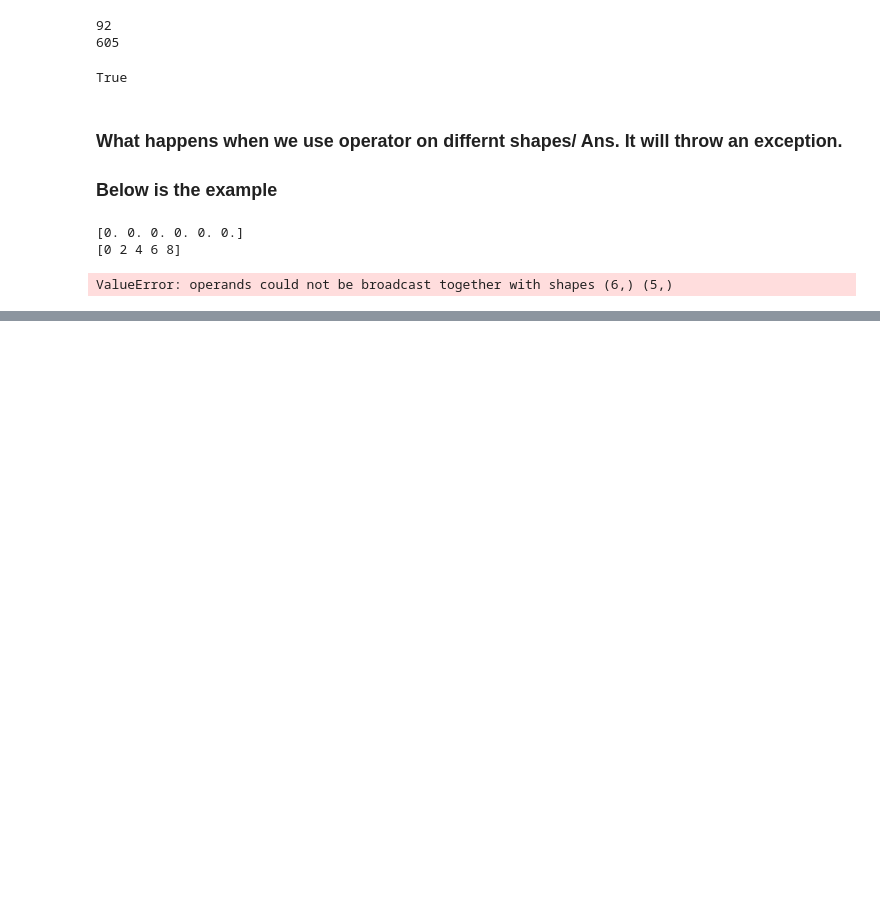
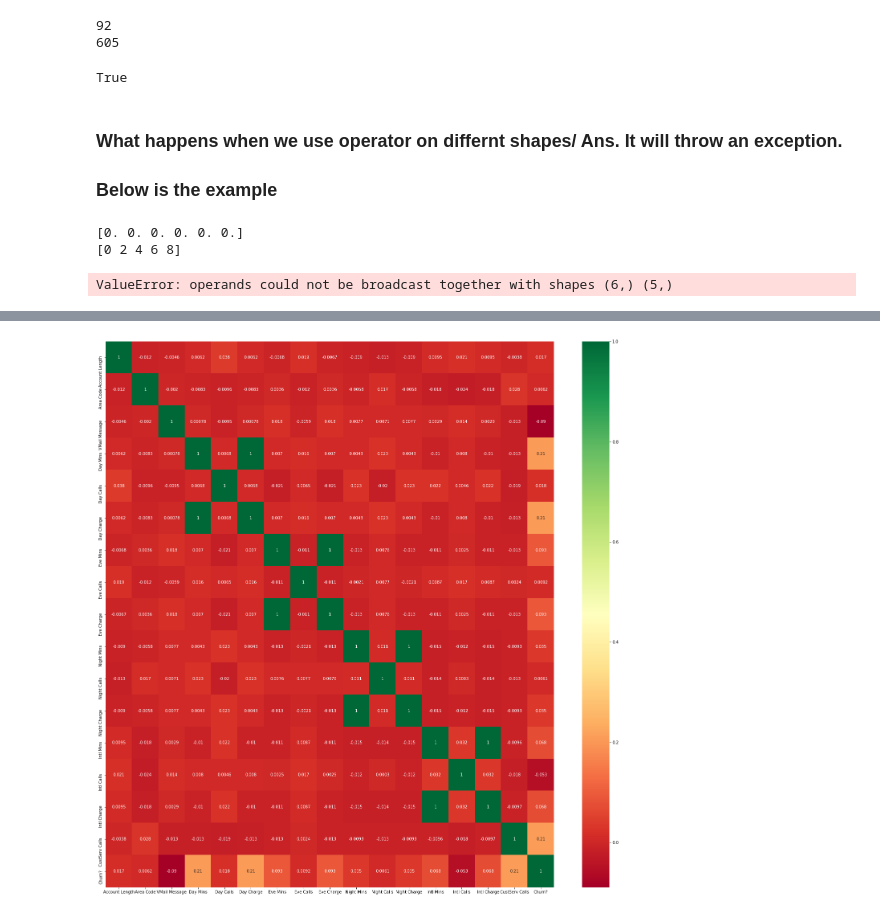
Before and after one commit to ramyasivakumar7/ML, a Jupyter notebook: Numpy.ipynb, the cells around one changed output, grey strips where cells are left out. Cells and saved outputs as stored; diff of their text form; code cells hidden in the pictures; blank space fills up the shorter version.

```diff
--- a/Numpy.ipynb
+++ b/Numpy.ipynb
@@ -313,0 +322,3 @@ ValueError: operands could not be broadcast together with shapes (6,) (5,)
+# %%
+data=pd.read_csv('C:\\Users\\abc\\Desktop\\Telecom.csv')
+data.shape
@@ -313,0 +378,8 @@ ValueError: operands could not be broadcast together with shapes (6,) (5,)
+# %%
+import seaborn as sns
+corrmat=data.corr()
+top_corr_features=corrmat.index
+plt.figure(figsize=(25,25))
+g=sns.heatmap(data[top_corr_features].corr(),annot=True,cmap="RdYlGn")
+# %% [output]
+[figure, added]
```
Also changed, not shown: parts of 11 cells of this notebook.
